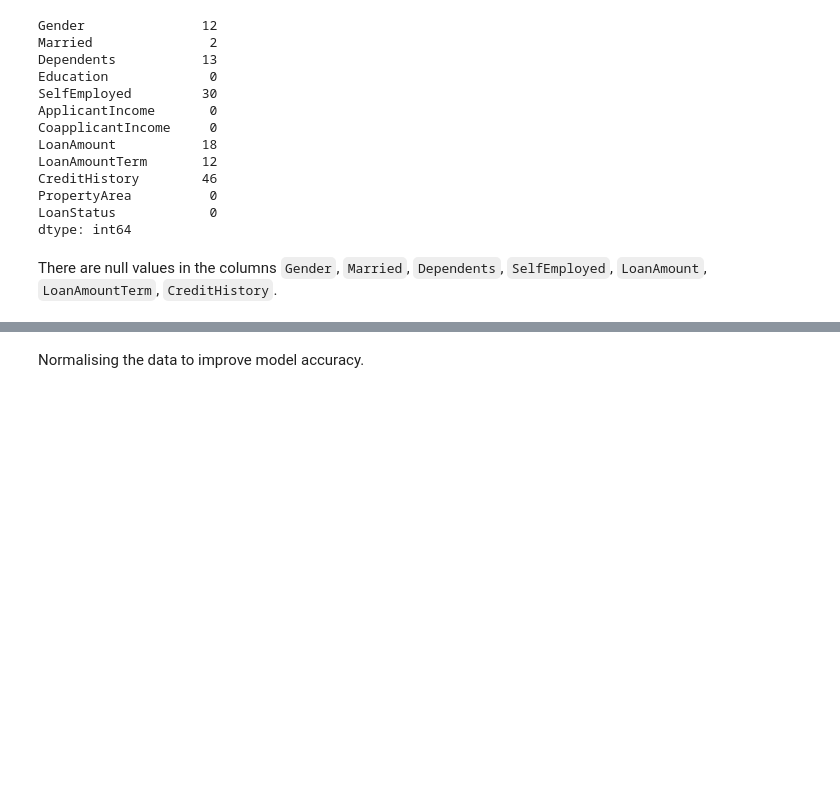
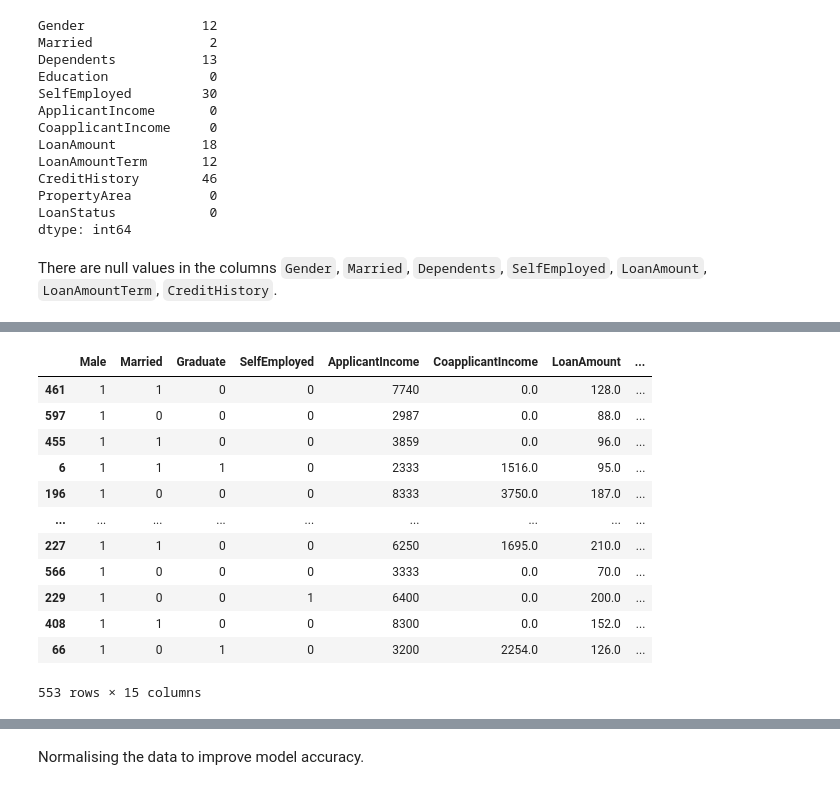
Before and after one commit to lianaling/ds-dec2021, a Jupyter notebook: my_analytics.ipynb, the cells around one changed output, grey strips where cells are left out. Cells and saved outputs as stored; diff of their text form; code cells hidden in the pictures; blank space fills up the shorter version.

```diff
--- a/my_analytics.ipynb
+++ b/my_analytics.ipynb
@@ -299,0 +300,37 @@ Split dataset into training and test sets using the 70:30 ratio for training:tes
+# %%
+# Define columns to be processed
+onehot = ['Dependents', 'PropertyArea']
+
+myNewData3 = myNewData2
+
+# Instantiate encoder
+onehot_encoder = OneHotEncoder(sparse=False, drop='first')
+
+# Process columns
+for _, v in enumerate(onehot):
+    tmp = onehot_encoder.fit_transform(np.reshape(myNewData2[v].values, (-1, 1)))
+
+    # Join returned array to dataframe
+    categories = onehot_encoder.categories_[0][1:]
+    myNewData3[categories] = tmp
+    myNewData3 = myNewData3.drop(columns=[v])
+
+    # Rename columns fpr easier processing
+    for _, w in enumerate(categories):
+        myNewData3 = myNewData3.rename(columns={w: v + "_" + w})
+
+myNewData3
+# %% [output]
+|  | Male | Married | Graduate | SelfEmployed | ApplicantIncome | CoapplicantIncome | LoanAmount | ... |
+| 461 | 1 | 1 | 0 | 0 | 7740 | 0.0 | 128.0 | ... |
+| 597 | 1 | 0 | 0 | 0 | 2987 | 0.0 | 88.0 | ... |
+| 455 | 1 | 1 | 0 | 0 | 3859 | 0.0 | 96.0 | ... |
+| 6 | 1 | 1 | 1 | 0 | 2333 | 1516.0 | 95.0 | ... |
+| 196 | 1 | 0 | 0 | 0 | 8333 | 3750.0 | 187.0 | ... |
+| ... | ... | ... | ... | ... | ... | ... | ... | ... |
+| 227 | 1 | 1 | 0 | 0 | 6250 | 1695.0 | 210.0 | ... |
+| 566 | 1 | 0 | 0 | 0 | 3333 | 0.0 | 70.0 | ... |
+| 229 | 1 | 0 | 0 | 1 | 6400 | 0.0 | 200.0 | ... |
+| 408 | 1 | 1 | 0 | 0 | 8300 | 0.0 | 152.0 | ... |
+| 66 | 1 | 0 | 1 | 0 | 3200 | 2254.0 | 126.0 | ... |
+553 rows × 15 columns
```
Also changed, not shown: parts of 63 cells of this notebook, 1 other file.
